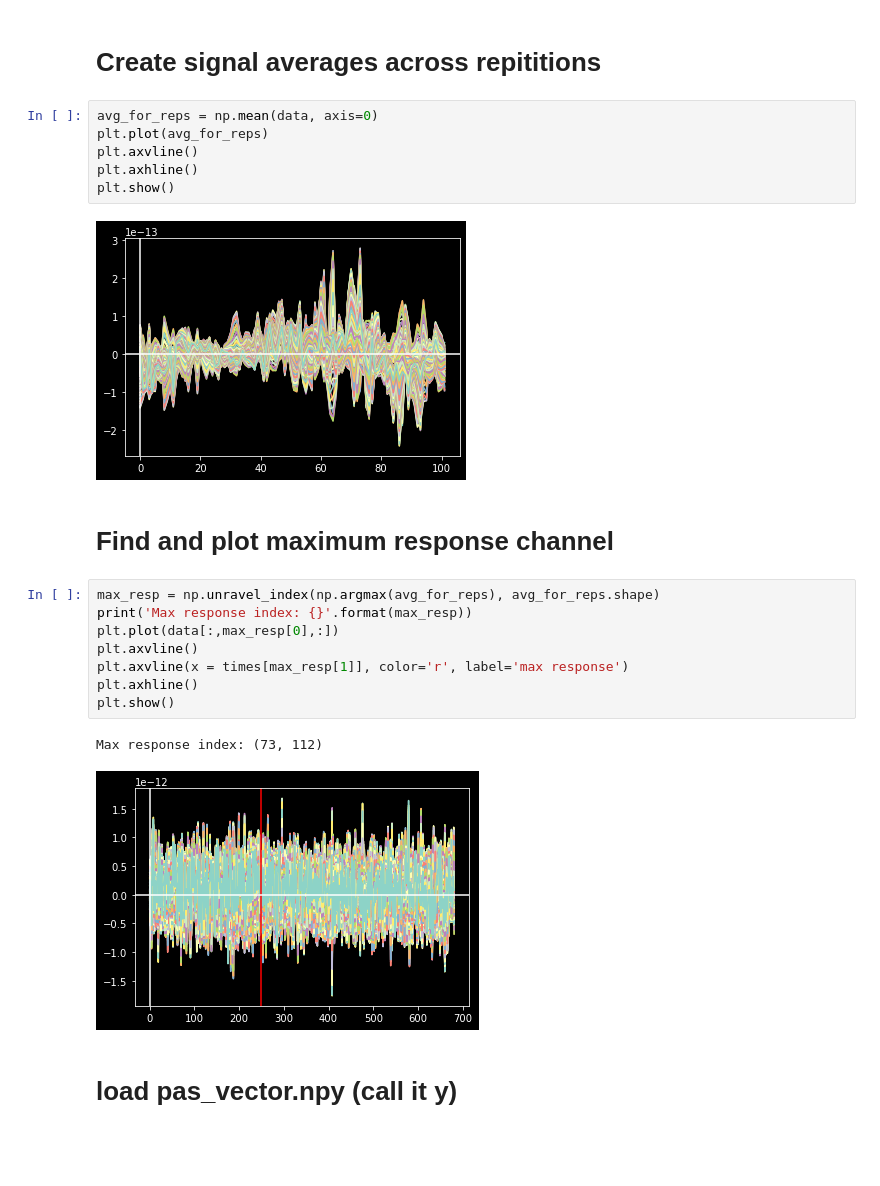
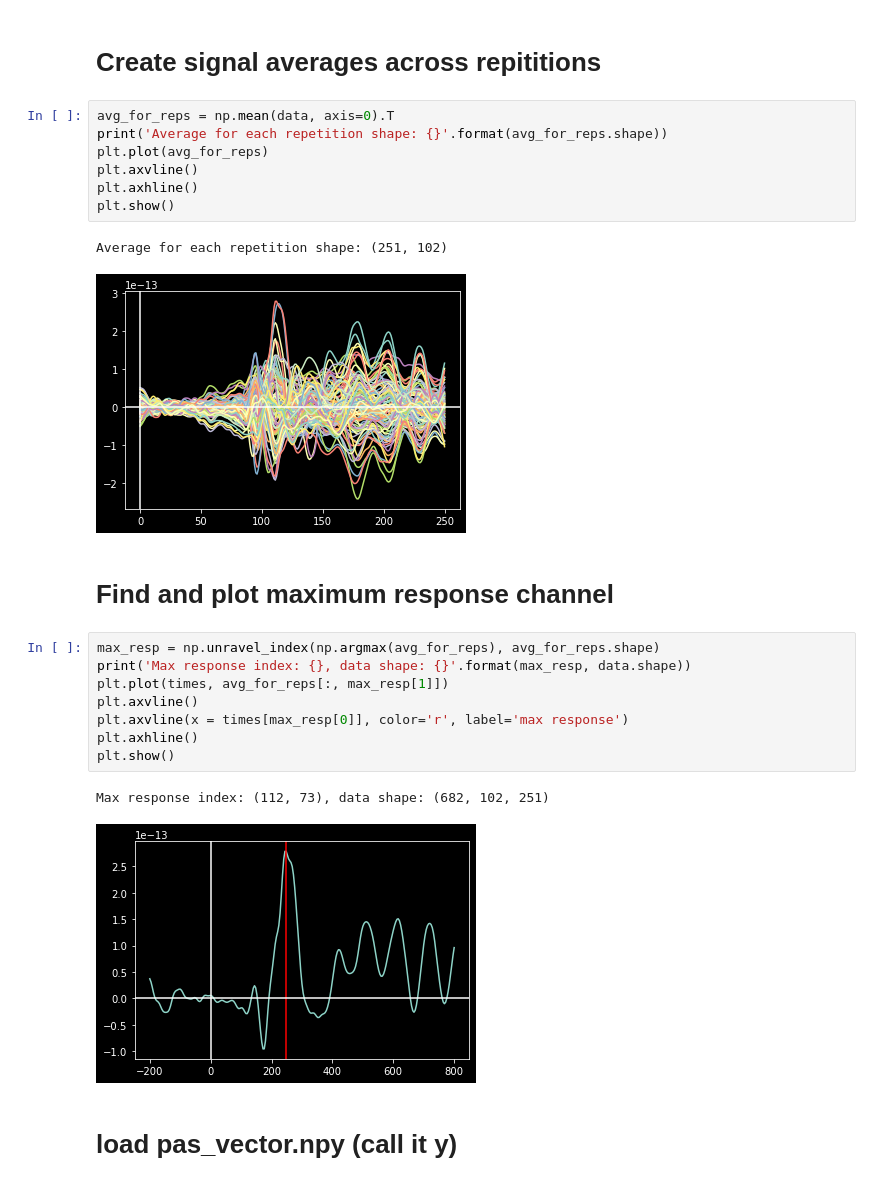
Before and after one commit to zeyus/github_methods_3, a Jupyter notebook: week_08/prac_8.ipynb, the cells around one changed output. Saved outputs shown, nothing was run; the diff lists cells and outputs as text; blank space fills up the shorter version.

```diff
--- a/week_08/prac_8.ipynb
+++ b/week_08/prac_8.ipynb
@@ -48,26 +48,28 @@ Covariance matrix shape: (102, 102)
 # %% [markdown]
 # Create signal averages across repititions
 # %%
-avg_for_reps = np.mean(data, axis=0)
+avg_for_reps = np.mean(data, axis=0).T
+print('Average for each repetition shape: {}'.format(avg_for_reps.shape))
 plt.plot(avg_for_reps)
 plt.axvline()
 plt.axhline()
 plt.show()
 # %% [output]
+Average for each repetition shape: (251, 102)
-[figure, old version]
+[figure, new version]
 # %% [markdown]
 # Find and plot maximum response channel
 # %%
 max_resp = np.unravel_index(np.argmax(avg_for_reps), avg_for_reps.shape)
-print('Max response index: {}'.format(max_resp))
-plt.plot(data[:,max_resp[0],:])
+print('Max response index: {}, data shape: {}'.format(max_resp, data.shape))
+plt.plot(times, avg_for_reps[:, max_resp[1]])
 plt.axvline()
-plt.axvline(x = times[max_resp[1]], color='r', label='max response')
+plt.axvline(x = times[max_resp[0]], color='r', label='max response')
 plt.axhline()
 plt.show()
 # %% [output]
-Max response index: (73, 112)
+Max response index: (112, 73), data shape: (682, 102, 251)
-[figure, old version]
+[figure, new version]
 # %% [markdown]
 # load pas_vector.npy (call it y)
 # %%
```
Also changed, not shown: parts of 6 cells of this notebook.
